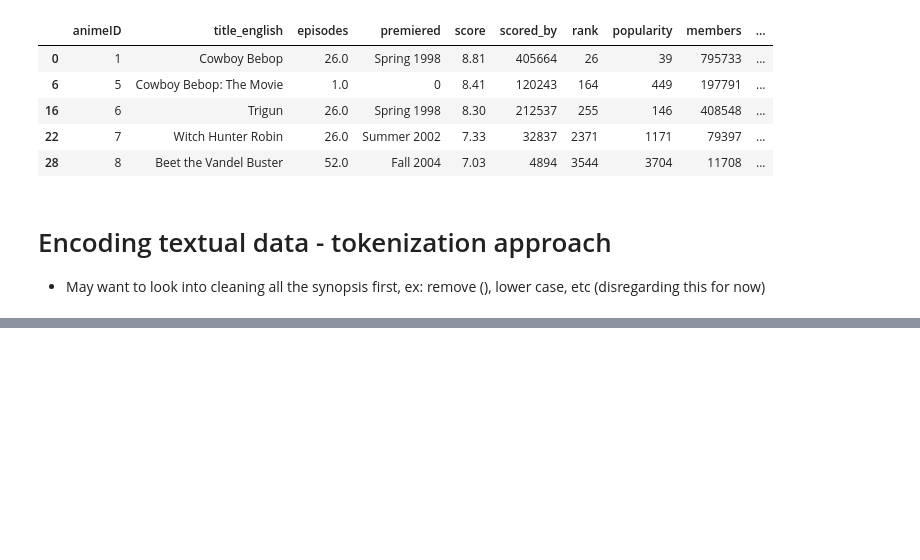
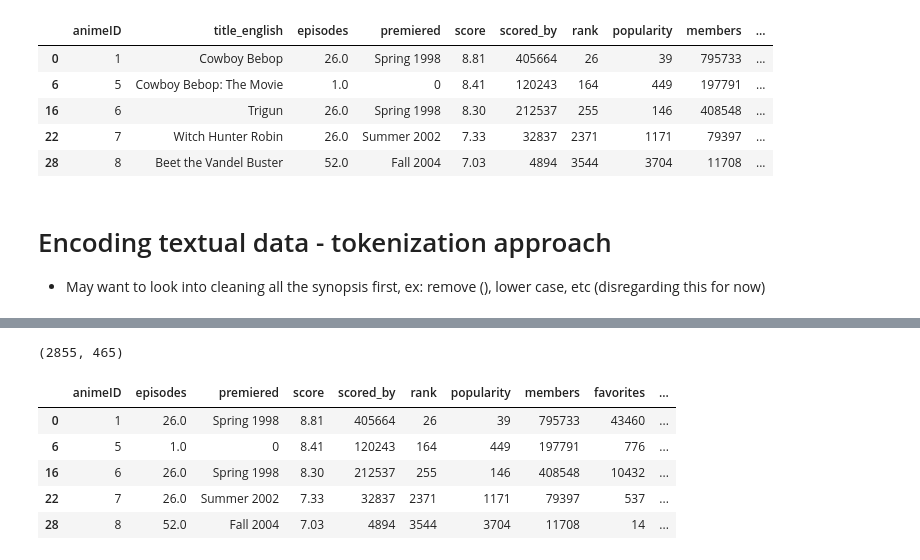
Before and after one commit to KWellesly/ML4Anime, a Jupyter notebook: data_cleaning.ipynb, the cells around one changed output, grey strips where cells are left out. Saved outputs shown, nothing was run; the diff lists cells and outputs as text; code cells hidden in the pictures; blank space fills up the shorter version.

```diff
--- a/data_cleaning.ipynb
+++ b/data_cleaning.ipynb
@@ -375,0 +437,15 @@ reduced_df.head()
+# %%
+for i in range(all_yrs.shape[1]):
+    more_reduced_df.insert(len(more_reduced_df.columns), "premiered_{}".format(i+oldest), all_yrs[:,i])
+for i in range(all_seasons.shape[1]):
+    more_reduced_df.insert(len(more_reduced_df.columns), "premiered_{}".format(SEASONS[i]), all_seasons[:,i])
+print(more_reduced_df.shape)
+more_reduced_df.head()
+# %% [output]
+(2855, 465)
+|  | animeID | episodes | premiered | score | scored_by | rank | popularity | members | favorites | ... |
+| 0 | 1 | 26.0 | Spring 1998 | 8.81 | 405664 | 26 | 39 | 795733 | 43460 | ... |
+| 6 | 5 | 1.0 | 0 | 8.41 | 120243 | 164 | 449 | 197791 | 776 | ... |
+| 16 | 6 | 26.0 | Spring 1998 | 8.30 | 212537 | 255 | 146 | 408548 | 10432 | ... |
+| 22 | 7 | 26.0 | Summer 2002 | 7.33 | 32837 | 2371 | 1171 | 79397 | 537 | ... |
+| 28 | 8 | 52.0 | Fall 2004 | 7.03 | 4894 | 3544 | 3704 | 11708 | 14 | ... |
```
Also changed, not shown: parts of 11 cells of this notebook, 4 other files.
